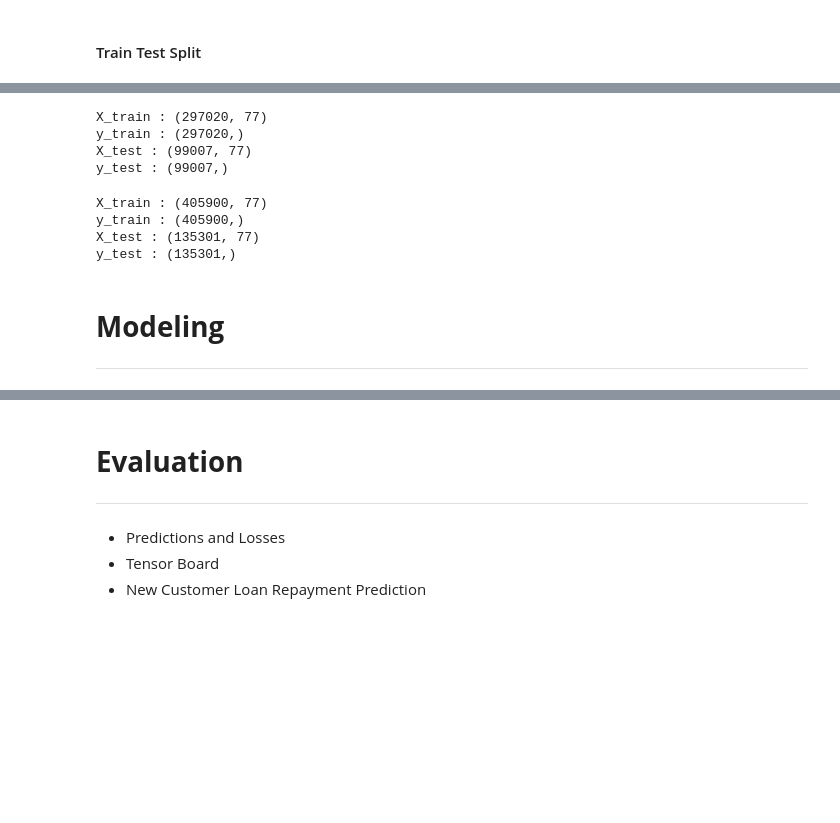
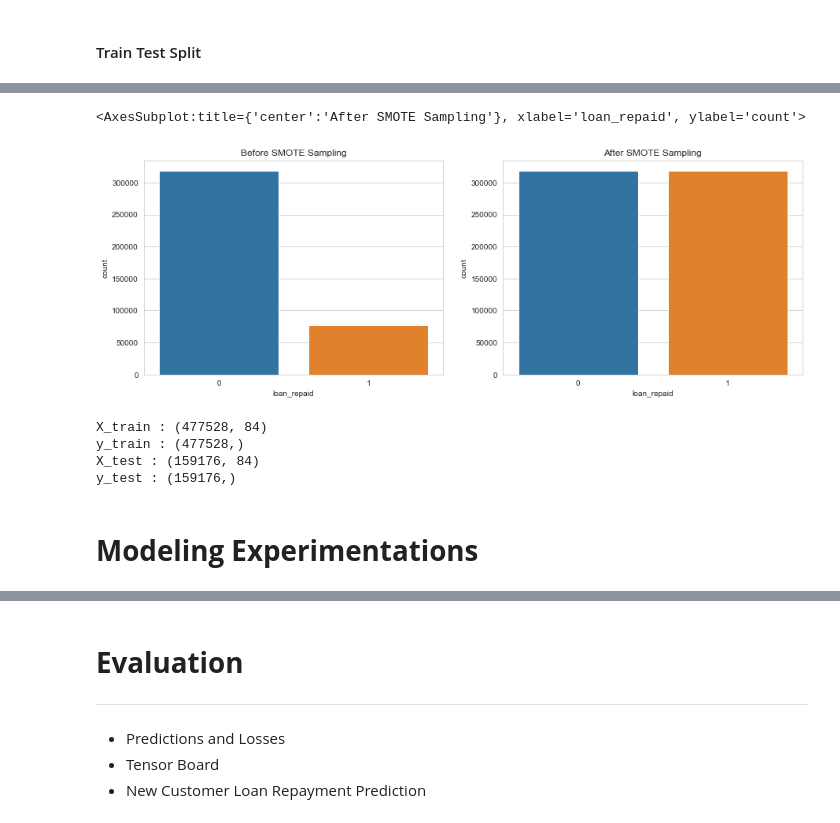
Before and after one commit to Praveen-Samudrala/Machine-Learning-and-Data-Science, a Jupyter notebook: Projects/Loan Defaulter Prediction/Loan Defaulter Prediction.ipynb, the cells around one changed output, grey strips where cells are left out. Cells and saved outputs as stored; diff of their text form; code cells hidden in the pictures; blank space fills up the shorter version.

```diff
--- a/Projects/Loan Defaulter Prediction/Loan Defaulter Prediction.ipynb
+++ b/Projects/Loan Defaulter Prediction/Loan Defaulter Prediction.ipynb
@@ -1115,0 +1139,3 @@ df.corr()['loan_repaid'].sort_values()[:-1].plot.bar()
+# %%
+df_onehot = pd.concat([df.drop(cat_cols, axis=1),ohe_cols], axis=1)
+df_onehot.head()
@@ -1124,10 +1158,12 @@ df.corr()['loan_repaid'].sort_values()[:-1].plot.bar()
 # Excluding last three rows of df for new customer prediction
 
 # All rows excluding last data point
-X = df.iloc[:-3].drop('loan_repaid', axis=1)
-y = df.iloc[:-3]['loan_repaid']
+X = df_onehot.iloc[:-5].drop('loan_repaid', axis=1)
+y = df_onehot.iloc[:-5]['loan_repaid']
+# %%
+X.columns = X.columns.astype(str)
 # %%
-X_os, y_os = SMOTE(random_state=22,n_jobs=-1,sampling_strategy=0.7).fit_resample(X, y)
+X_os, y_os = SMOTE(random_state=22,n_jobs=-1,sampling_strategy=1).fit_resample(X, y)
 print('Before sampling\ny = {} \ny_count : \n{}\n'.format(y.shape,y.value_counts()))
 print('After sampling\ny= {} \ny_count : \n{}'.format(y_os.shape,y_os.value_counts()))
 # %% [output]
@@ -1150,19 +1198,21 @@ X_train1, X_test1, y_train1, y_test1 = train_test_split(X_os, y_os, test_size=0.
+# %%
+fig, ax = plt.subplots(1,2, figsize=(15,5))
+ax[0].set_title('Before SMOTE Sampling')
+ax[1].set_title('After SMOTE Sampling')
+sns.countplot(y, ax=ax[0])
+sns.countplot(y_os, ax=ax[1])
+# %% [output]
+<AxesSubplot:title={'center':'After SMOTE Sampling'}, xlabel='loan_repaid', ylabel='count'>
+[figure, added]
 # %%
-print('X_train : {} \ny_train : {}'.format(X_train.shape,y_train.shape))
-print('X_test : {} \ny_test : {}'.format(X_test.shape,y_test.shape))
+X_train1, X_test1, y_train1, y_test1 = train_test_split(X_os, y_os, test_size=0.25,random_state=22)
+
+print('X_train : {} \ny_train : {}'.format(X_train1.shape,y_train1.shape))
+print('X_test : {} \ny_test : {}'.format(X_test1.shape,y_test1.shape))
 # %% [output]
-X_train : (297020, 77)
-y_train : (297020,)
-X_test : (99007, 77)
-y_test : (99007,)
+X_train : (477528, 84)
+y_train : (477528,)
+X_test : (159176, 84)
+y_test : (159176,)
-# %%
-print('X_train : {} \ny_train : {}'.format(X_train1.shape,y_train1.shape))
-print('X_test : {} \ny_test : {}'.format(X_test1.shape,y_test1.shape))
-# %% [output]
-X_train : (405900, 77)
-y_train : (405900,)
-X_test : (135301, 77)
-y_test : (135301,)
 # %% [markdown]
-# **Modeling**
----
+# **Modeling Experimentations**
```
Also changed, not shown: parts of 38 cells of this notebook, 2 other files.
